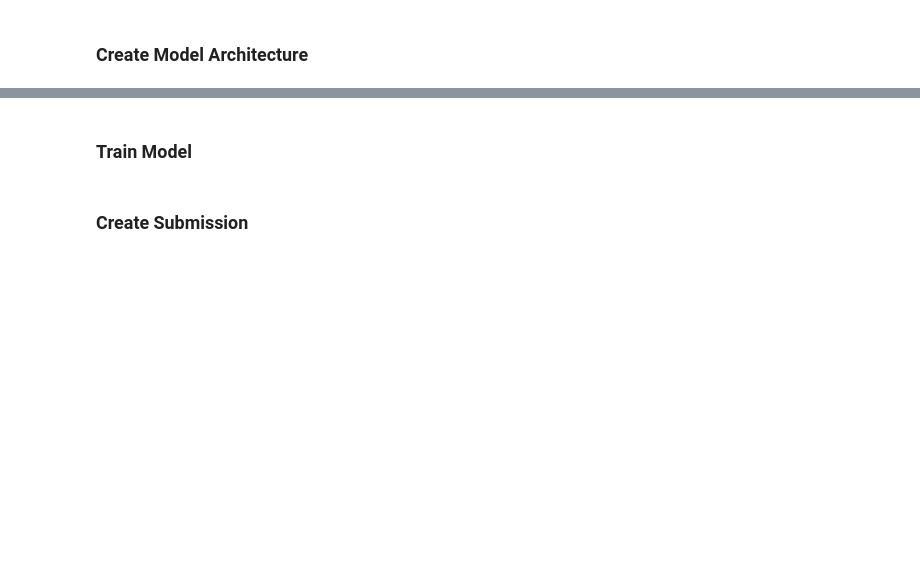
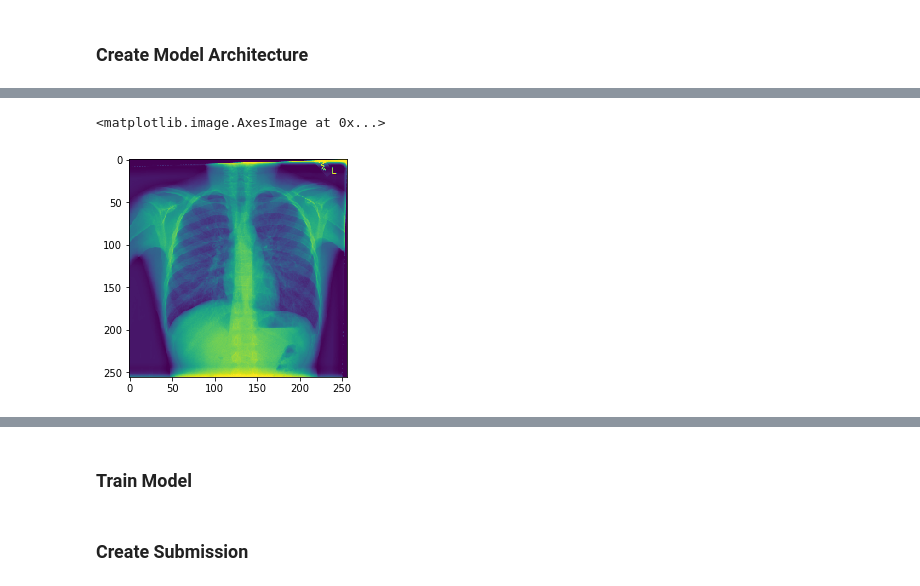
Before and after one commit to metachi/pneumonia, a Jupyter notebook: model_training.ipynb, the cells around one changed output, grey strips where cells are left out. Drawn from its saved outputs; the diff is of its cells as text; code cells hidden in the pictures; blank space fills up the shorter version.

```diff
--- a/model_training.ipynb
+++ b/model_training.ipynb
@@ -471,0 +620,5 @@ plt.imshow(
+# %%
+plt.imshow(np.squeeze(x[1]))
+# %% [output]
+<matplotlib.image.AxesImage at 0x...>
+[figure, added]
```
Also changed, not shown: parts of 48 cells of this notebook.
